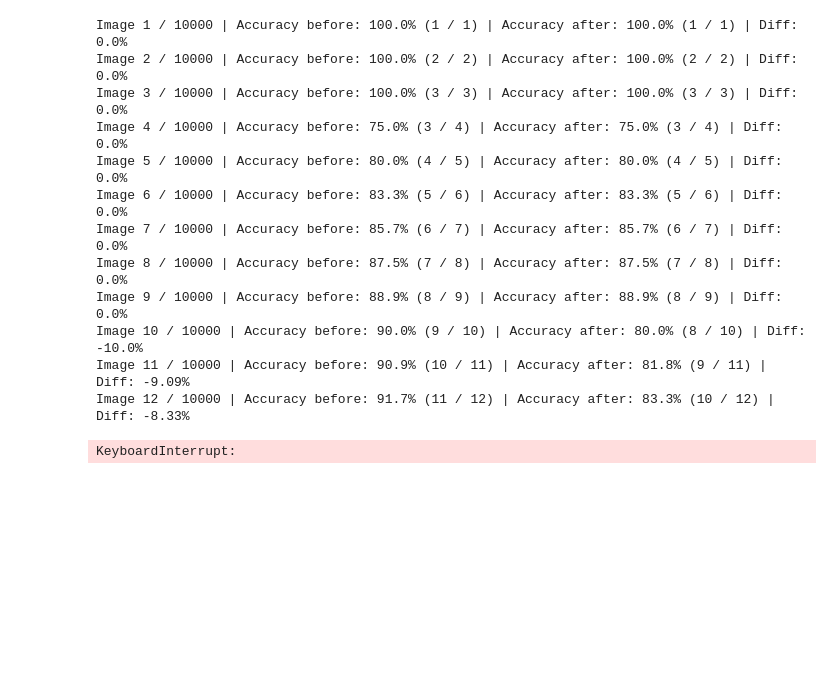
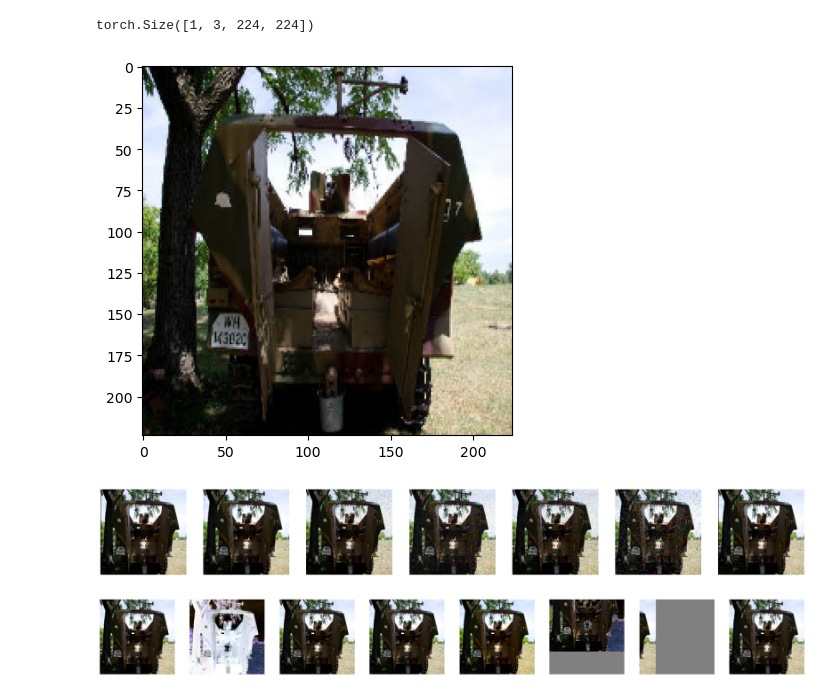
Before and after one commit to christiansassi/deep-learning-project, a Jupyter notebook: deep_learning.ipynb, the cells around one changed output. Saved outputs shown, nothing was run; the diff lists cells and outputs as text; code cells hidden in the pictures; blank space fills up the shorter version.

```diff
--- a/deep_learning.ipynb
+++ b/deep_learning.ipynb
@@ -435 +463,25 @@ def create_batch_timm(img, n=None, transform=tfm):
     return torch.cat(augmented, dim=0)
+# %%
+data_loader = load_dataset(resize=False)
+for image, label in data_loader:
+ img = image
+ break
+# %%
+img = classify_transformations(img)
+img.shape
+# %% [output]
+torch.Size([1, 3, 224, 224])
+# %%
+show_image(img)
+# %% [output]
+[figure, added]
+# %%
+old_batch = create_batch(img, n=8)
+show_batch_images(old_batch)
+# %% [output]
+[figure, added]
+# %%
+new_batch = create_batch_timm(img, n=8)
+show_batch_images(new_batch)
+# %% [output]
+[figure, added]
@@ -444,23 +583,11 @@ original_model = deepcopy(model)
 
 data_loader = load_dataset(resize=False)
 
-# transformation = T.Compose([
-#         T.Resize((500, 500)),
-#         T.CenterCrop((384, 384)) ])
-
-transforms = v2.Compose([
-    v2.RandomResizedCrop(size=SIZE, antialias=True),
-    v2.RandomHorizontalFlip(p=0.5),
-    v2.ToDtype(torch.float32, scale=True),
-    v2.Normalize(mean=[0.485, 0.456, 0.406], std=[0.229, 0.224, 0.225]),
-])
-
-resize_transformation = T.Compose([ T.Resize(SIZE) ])
-
 # Salva lo stato iniziale del modello
 initial_state = model.state_dict().copy()
 
 for index, img in enumerate(data_loader):
+    if index >= 5001: break
     # Ripristina lo stato iniziale del modello
     model = deepcopy(original_model)
     optimizer = optim.AdamW(model.parameters(), lr=5e-5)
@@ -468,9 +595,8 @@ for index, img in enumerate(data_loader):
     optimizer.zero_grad()
 
     # Immagine ridimensionata (384x384)
-    img1 = resize_transformation(img[0])
-    batch = create_batch(img[0], 5)
-    inputs = transforms(batch)
+    img1 = classify_transformations(img[0])
+    inputs = create_batch_timm(img[0], 5)
 
     # Classificazione dell'immagine 1 prima delle augmentation
     results = classify(model=model, img=img1)
@@ -513,17 +639,3 @@ for index, img in enumerate(data_loader):
     label4 = f"Diff: {round((accuracy_after / (index + 1)) * 100 - (accuracy_before / (index + 1)) * 100, 2)}%"
 
     print(f"{label1} | {label2} | {label3} | {label4}")
-# %% [output]
-Image 1 / 10000 | Accuracy before: 100.0% (1 / 1) | Accuracy after: 100.0% (1 / 1) | Diff: 0.0%
-Image 2 / 10000 | Accuracy before: 100.0% (2 / 2) | Accuracy after: 100.0% (2 / 2) | Diff: 0.0%
-Image 3 / 10000 | Accuracy before: 100.0% (3 / 3) | Accuracy after: 100.0% (3 / 3) | Diff: 0.0%
-Image 4 / 10000 | Accuracy before: 75.0% (3 / 4) | Accuracy after: 75.0% (3 / 4) | Diff: 0.0%
-Image 5 / 10000 | Accuracy before: 80.0% (4 / 5) | Accuracy after: 80.0% (4 / 5) | Diff: 0.0%
-Image 6 / 10000 | Accuracy before: 83.3% (5 / 6) | Accuracy after: 83.3% (5 / 6) | Diff: 0.0%
-Image 7 / 10000 | Accuracy before: 85.7% (6 / 7) | Accuracy after: 85.7% (6 / 7) | Diff: 0.0%
-Image 8 / 10000 | Accuracy before: 87.5% (7 / 8) | Accuracy after: 87.5% (7 / 8) | Diff: 0.0%
-Image 9 / 10000 | Accuracy before: 88.9% (8 / 9) | Accuracy after: 88.9% (8 / 9) | Diff: 0.0%
-Image 10 / 10000 | Accuracy before: 90.0% (9 / 10) | Accuracy after: 80.0% (8 / 10) | Diff: -10.0%
-Image 11 / 10000 | Accuracy before: 90.9% (10 / 11) | Accuracy after: 81.8% (9 / 11) | Diff: -9.09%
-Image 12 / 10000 | Accuracy before: 91.7% (11 / 12) | Accuracy after: 83.3% (10 / 12) | Diff: -8.33%
-KeyboardInterrupt:
```
Also changed, not shown: parts of 8 cells of this notebook.
